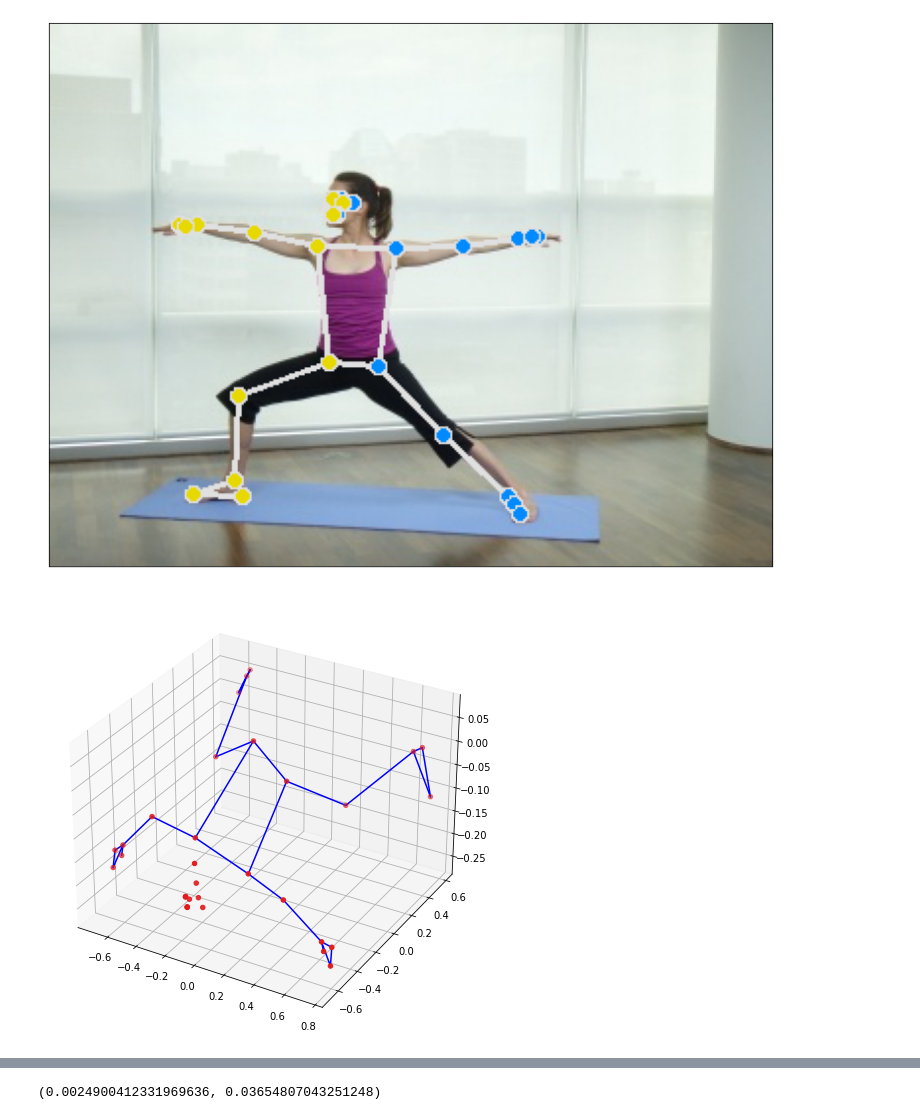
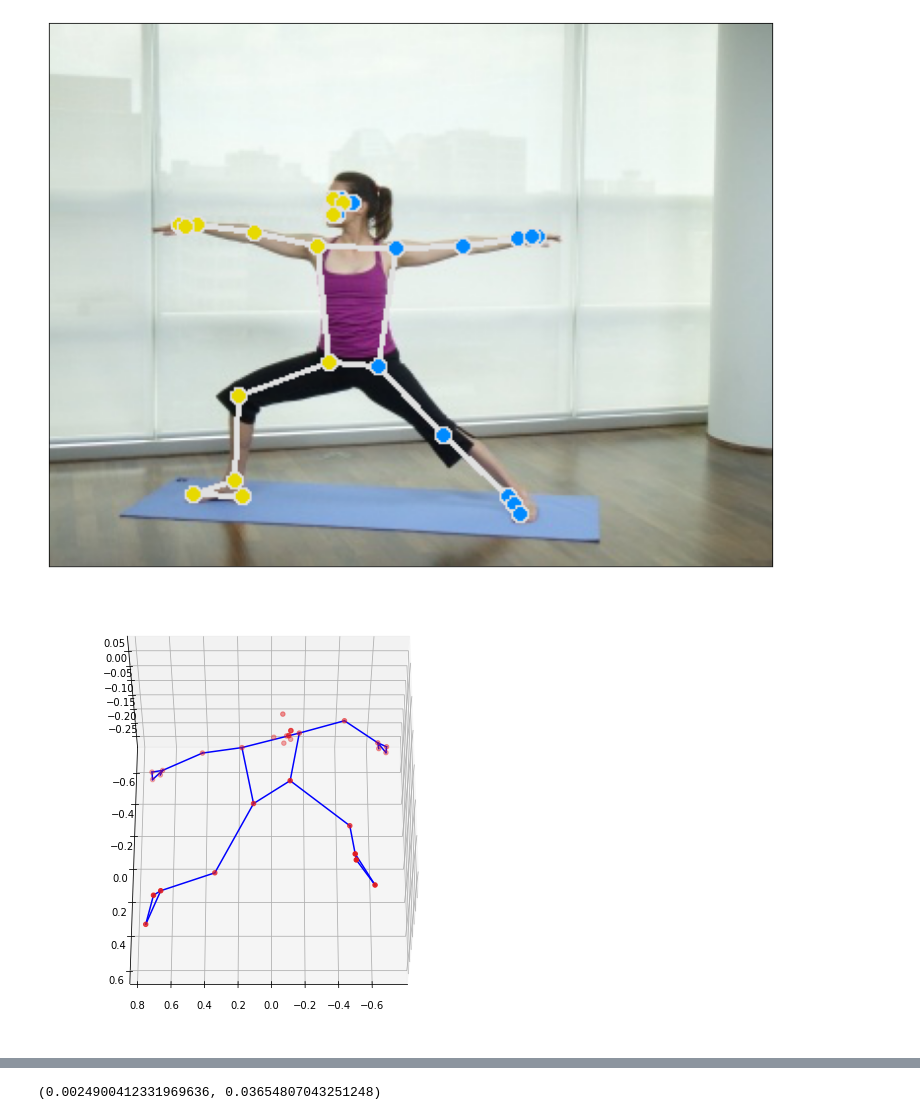
Before and after one commit to alec-flowers/visual_intelligence, a Jupyter notebook: notebooks/baseline_models.ipynb, the cells around one changed output, grey strips where cells are left out. Saved outputs shown, nothing was run; the diff lists cells and outputs as text; code cells hidden in the pictures.

```diff
--- a/notebooks/baseline_models.ipynb
+++ b/notebooks/baseline_models.ipynb
@@ -48,10 +58,11 @@ df_w1 = df_world.loc[df_world['label'] == 1].copy()
 df_w2 = df_world.loc[df_world['label'] == 2].copy()
 df_dd = df_world.loc[df_world['label'] == 0].copy()
 # %%
-def plot_3d_keypoints(x, y, z):
+def plot_3d_keypoints(x, y, z, elev=0, azim=0):
     fig = plt.figure()
     ax = plt.axes(projection="3d")
     ax.scatter3D(x, y, z)
+    ax.view_init(elev=elev, azim=azim)
     for i,j in BODY_POSE_CONNECTIONS:
         ax.plot([x[i],x[j]], [y[i],y[j]], [z[i],z[j]], color='b')
     plt.show()
@@ -155,6 +166,6 @@ plot_image(annotated_images[i])
 # %% [output]
 [figure]
 # %%
-plot_3d_keypoints(numpy_data_world[i].T[0], numpy_data_world[i].T[1],numpy_data_world[i].T[2])
+plot_3d_keypoints(numpy_data_world[i].T[0], numpy_data_world[i].T[1],numpy_data_world[i].T[2],60,90)
 # %% [output]
-[figure, old version]
+[figure, new version]
```
Also changed, not shown: parts of 4 cells of this notebook, 5 other files.
